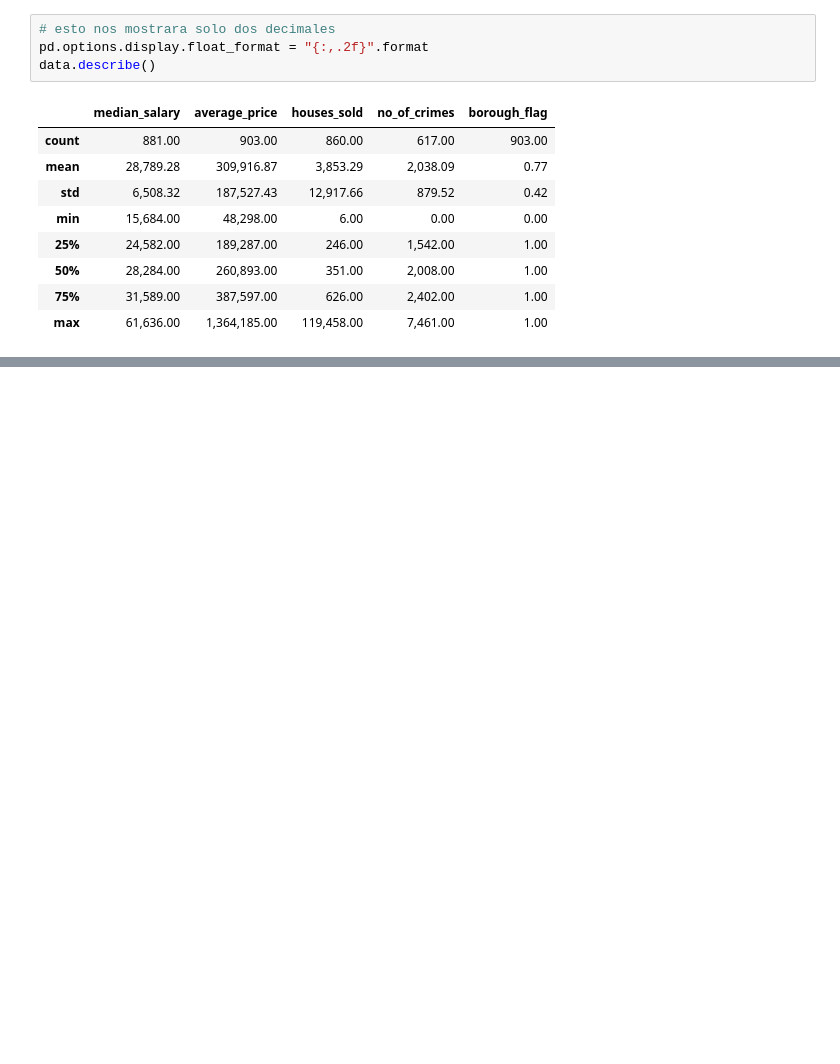
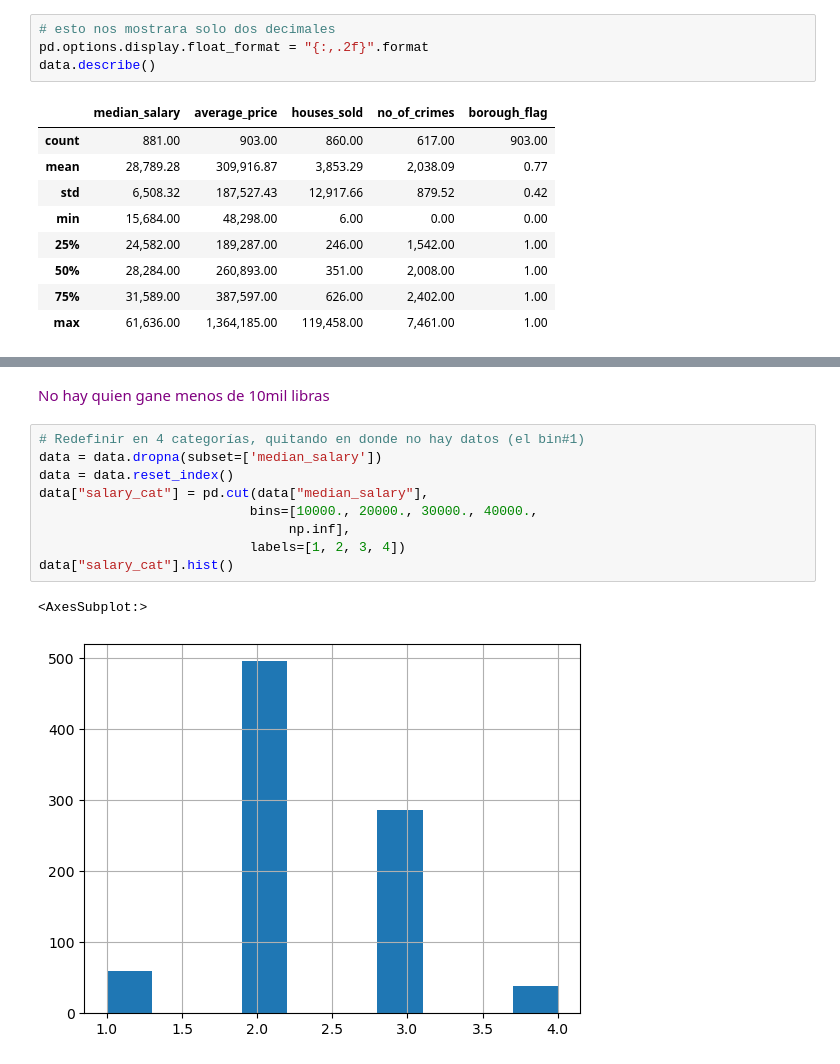
Before and after one commit to ANFESADI15/A2, a Jupyter notebook: C2/HousingInLondon.ipynb, the cells around one changed output, grey strips where cells are left out. Drawn from its saved outputs; the diff is of its cells as text; blank space fills up the shorter version.

```diff
--- a/C2/HousingInLondon.ipynb
+++ b/C2/HousingInLondon.ipynb
@@ -153,0 +185,15 @@ plt.show()
+# %% [markdown]
+
+<span style="color:purple">No hay quien gane menos de 10mil libras</span>
+# %%
+# Redefinir en 4 categorías, quitando en donde no hay datos (el bin#1)
+data = data.dropna(subset=['median_salary'])
+data = data.reset_index()
+data["salary_cat"] = pd.cut(data["median_salary"],
+                           bins=[10000., 20000., 30000., 40000.,
+                                np.inf],
+                           labels=[1, 2, 3, 4])
+data["salary_cat"].hist()
+# %% [output]
+<AxesSubplot:>
+[figure, added]
```
Also changed, not shown: parts of 15 cells of this notebook, 1 other file.
